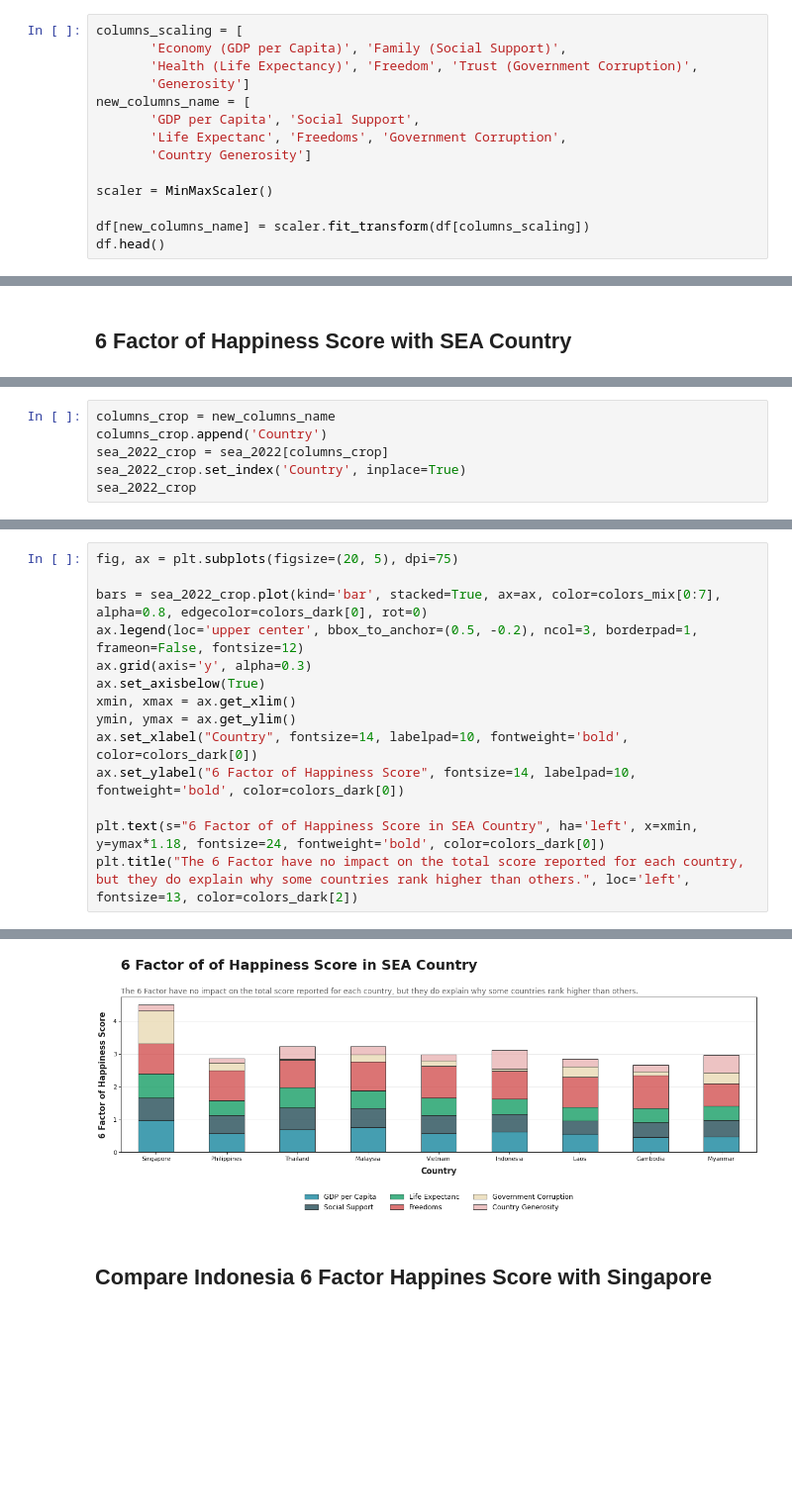
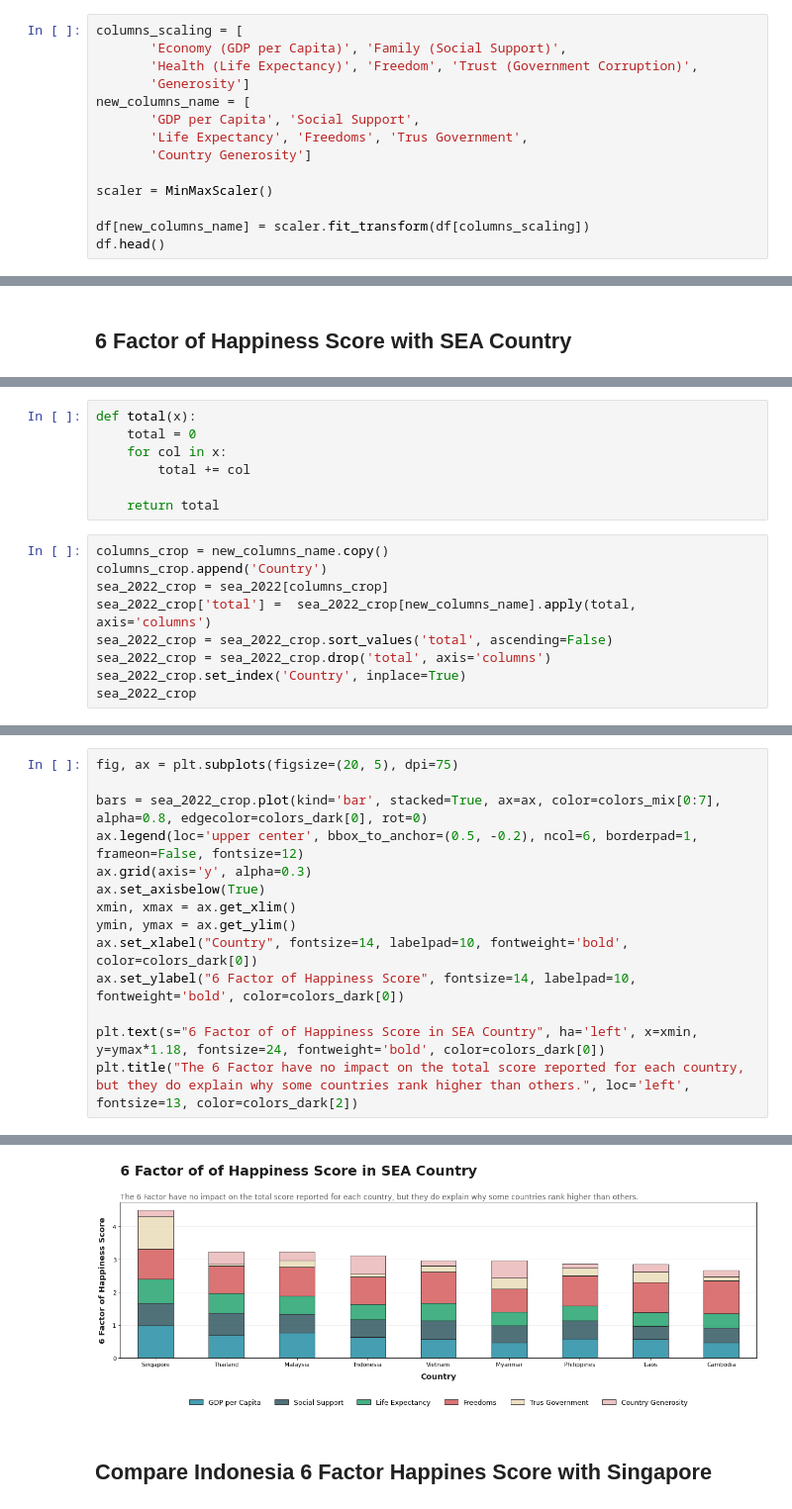
Before and after one commit to ragilhadi/world-happiness-report, a Jupyter notebook: Indonesia And SEA World Happiness Report.ipynb, the cells around one changed output, grey strips where cells are left out. Shown at 99% size. Drawn from its saved outputs; the diff is of its cells as text; blank space fills up the shorter version.

```diff
--- a/Indonesia And SEA World Happiness Report.ipynb
+++ b/Indonesia And SEA World Happiness Report.ipynb
@@ -110,7 +110,7 @@ columns_scaling = [
        'Generosity']
 new_columns_name = [
        'GDP per Capita', 'Social Support',
-       'Life Expectanc', 'Freedoms', 'Government Corruption',
+       'Life Expectancy', 'Freedoms', 'Trus Government',
        'Country Generosity']
 
 scaler = MinMaxScaler()
@@ -286,7 +298,17 @@ sea_2022
+# %%
+def total(x):
+    total = 0
+    for col in x:
+        total += col
+
+    return total
 # %%
-columns_crop = new_columns_name
+columns_crop = new_columns_name.copy()
 columns_crop.append('Country')
 sea_2022_crop = sea_2022[columns_crop]
+sea_2022_crop['total'] =  sea_2022_crop[new_columns_name].apply(total, axis='columns')
+sea_2022_crop = sea_2022_crop.sort_values('total', ascending=False)
+sea_2022_crop = sea_2022_crop.drop('total', axis='columns')
 sea_2022_crop.set_index('Country', inplace=True)
 sea_2022_crop
 # %% [output]
@@ -304,20 +331,20 @@ sea_2022_crop
 # %%
 fig, ax = plt.subplots(figsize=(20, 5), dpi=75)
 
 bars = sea_2022_crop.plot(kind='bar', stacked=True, ax=ax, color=colors_mix[0:7], alpha=0.8, edgecolor=colors_dark[0], rot=0)
-ax.legend(loc='upper center', bbox_to_anchor=(0.5, -0.2), ncol=3, borderpad=1, frameon=False, fontsize=12)
+ax.legend(loc='upper center', bbox_to_anchor=(0.5, -0.2), ncol=6, borderpad=1, frameon=False, fontsize=12)
 ax.grid(axis='y', alpha=0.3)
 ax.set_axisbelow(True)
 xmin, xmax = ax.get_xlim()
 ymin, ymax = ax.get_ylim()
 ax.set_xlabel("Country", fontsize=14, labelpad=10, fontweight='bold', color=colors_dark[0])
 ax.set_ylabel("6 Factor of Happiness Score", fontsize=14, labelpad=10, fontweight='bold', color=colors_dark[0])
 
 plt.text(s="6 Factor of of Happiness Score in SEA Country", ha='left', x=xmin, y=ymax*1.18, fontsize=24, fontweight='bold', color=colors_dark[0])
 plt.title("The 6 Factor have no impact on the total score reported for each country, but they do explain why some countries rank higher than others.", loc='left', fontsize=13, color=colors_dark[2])
 # %% [output]
 Text(0.0, 1.0, 'The 6 Factor have no impact on the total score reported for each country, but they do explain why some countries rank higher than others.')
-[figure, old version]
+[figure, new version]
 # %% [markdown]
 ## Compare Indonesia 6 Factor Happines Score with Singapore
 # %%
```
Also changed, not shown: parts of 11 cells of this notebook.
